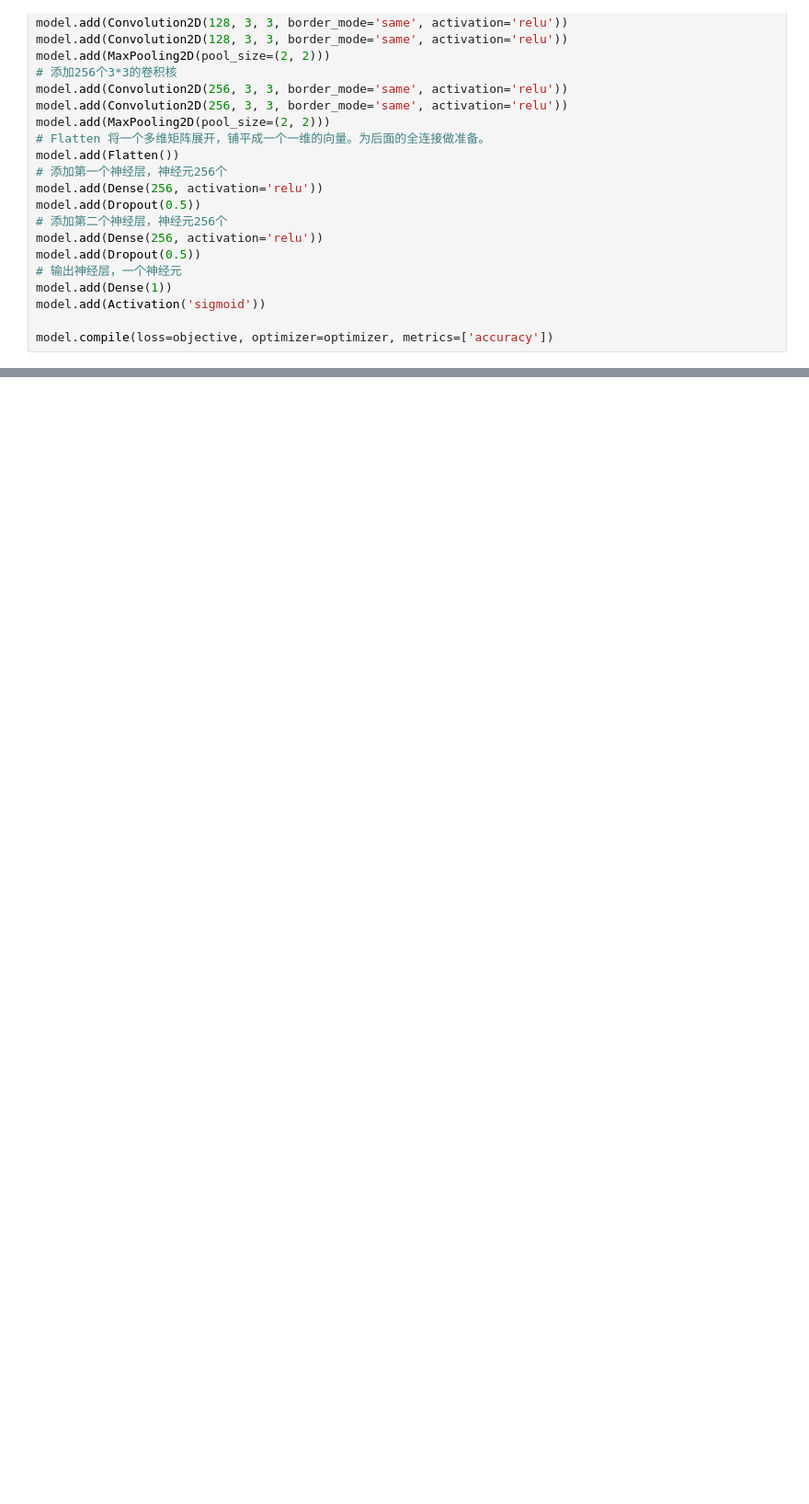
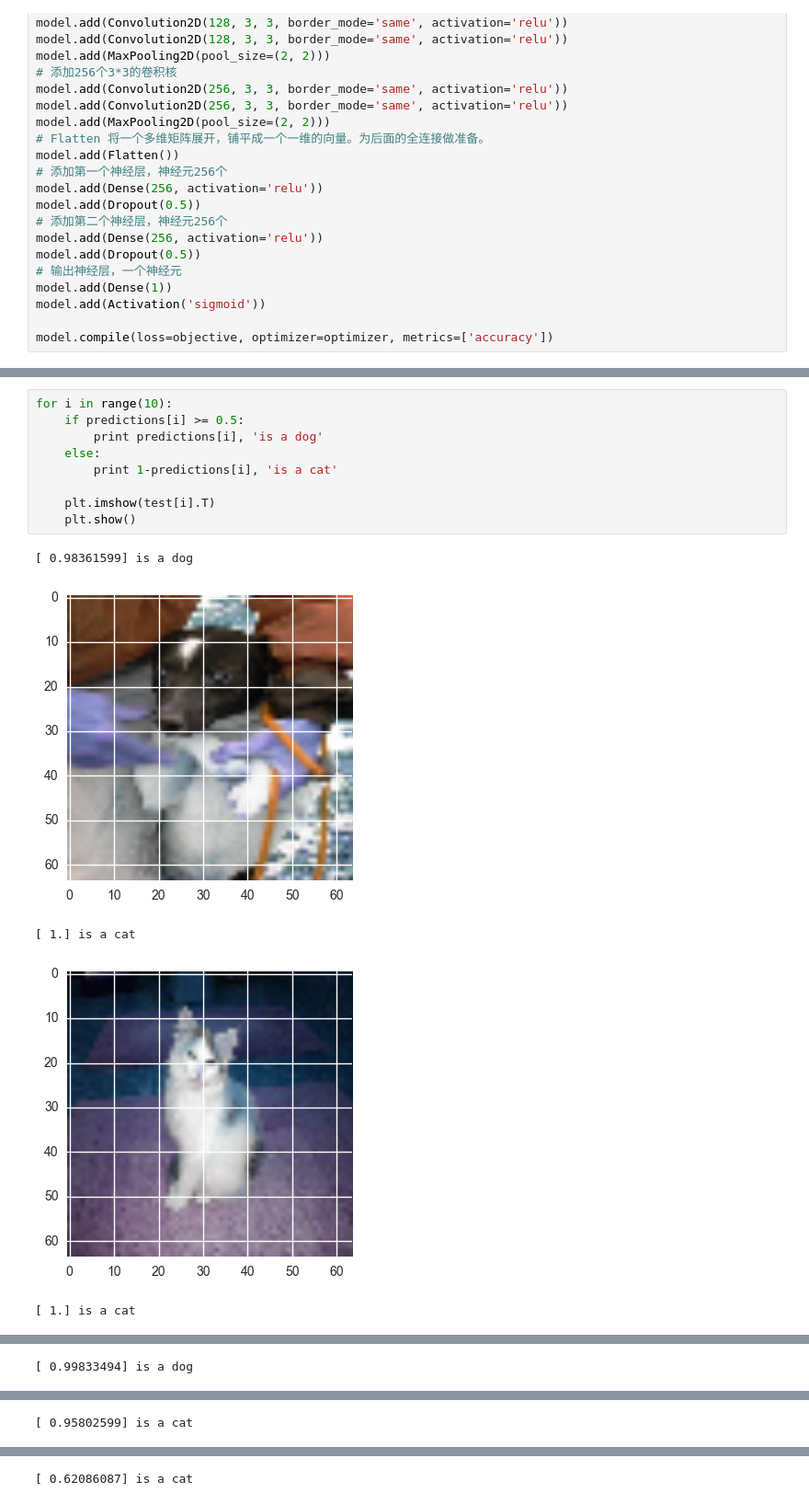
Before and after one commit to CodingHHW/project, a Jupyter notebook: 猫狗大战/cat_dog.ipynb, the cells around one changed output, grey strips where cells are left out. Shown at 92% size. Cells and saved outputs as stored; diff of their text form; blank space fills up the shorter version.

```diff
--- a/猫狗大战/cat_dog.ipynb
+++ b/猫狗大战/cat_dog.ipynb
@@ -199,0 +215,15 @@ plt.show()
+# %%
+for i in range(10):
+    if predictions[i] >= 0.5:
+        print predictions[i], 'is a dog'
+    else:
+        print 1-predictions[i], 'is a cat'
+
+    plt.imshow(test[i].T)
+    plt.show()
+# %% [output]
+[ 0.98361599] is a dog
+[figure, added]
+[ 1.] is a cat
+[figure, added]
+[ 1.] is a cat
@@ -199,0 +231 @@ plt.show()
+[ 0.99833494] is a dog
@@ -199,0 +233 @@ plt.show()
+[ 0.95802599] is a cat
@@ -199,0 +235 @@ plt.show()
+[ 0.62086087] is a cat
```
Also changed, not shown: parts of 12 cells of this notebook, 2 other files.
